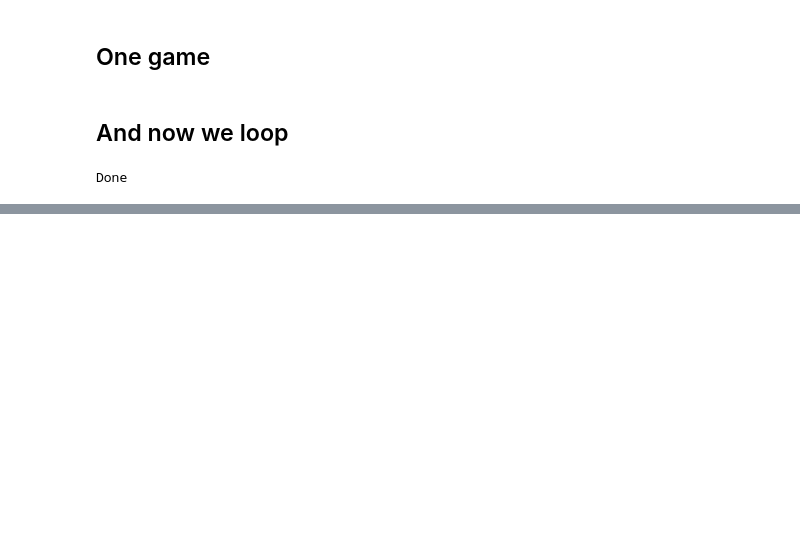
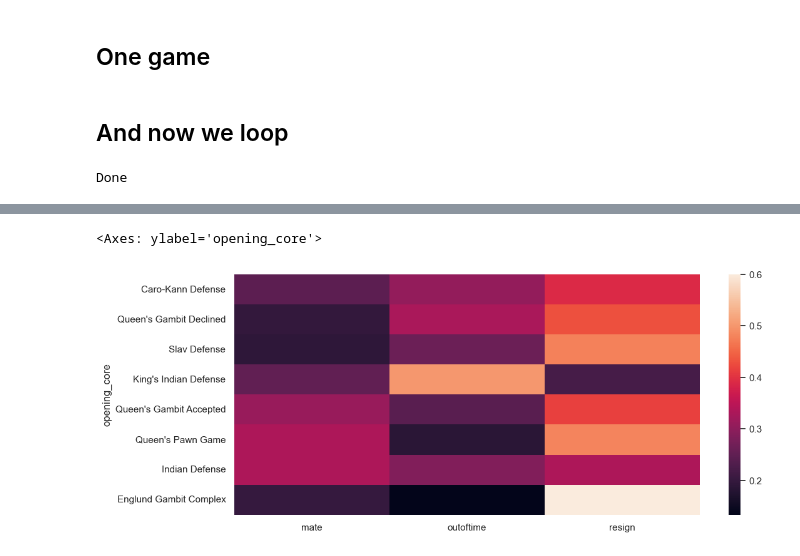
Before and after one commit to menisadi/lichess_analysis, a Jupyter notebook: get_games.ipynb, the cells around one changed output, grey strips where cells are left out. Cells and saved outputs as stored; diff of their text form; code cells hidden in the pictures; blank space fills up the shorter version.

Commit message:
adding more games and termination type by openning

```diff
--- a/get_games.ipynb
+++ b/get_games.ipynb
@@ -254,0 +264,8 @@ df.groupby('opening_core')['my_acpl'].agg(['min', 'max', 'count', 'mean']).sort_
+# %%
+pivot_opennings = df.groupby(
+    'opening_core'
+)['termination_type'].agg(
+    ['value_counts']
+).pivot_table(index='opening_core', columns='termination_type', aggfunc='sum', fill_value=0)
+pivot_opennings['sum'] = pivot_opennings.sum(axis=1)
+pivot_opennings.sort_values(by='sum', ascending=False).head(8)
@@ -254,0 +284,13 @@ df.groupby('opening_core')['my_acpl'].agg(['min', 'max', 'count', 'mean']).sort_
+# %%
+pivot_opennings.columns = ['draw', 'mate', 'outoftime',	'resign', 'stalemate', 'timeout', 'sum']
+# %%
+def normalize_row(row):
+    row_sum = row.sum() - row['sum']  # Exclude the sum column
+    if row_sum == 0:
+        return row  # If sum is 0, return original row
+    else:
+        normalized_row = row.drop('sum').div(row_sum).round(3)
+        normalized_row['sum'] = row['sum']
+        return normalized_row
+# %%
+pivot_opennings_normalized = pivot_opennings.apply(normalize_row, axis=1).sort_values(by='sum', ascending=False)
@@ -255,3 +310,8 @@ df.groupby('opening_core')['my_acpl'].agg(['min', 'max', 'count', 'mean']).sort_
+# %%
+sns.heatmap(pivot_opennings_normalized.head(8).drop(['draw', 'stalemate', 'timeout', 'sum'], axis=1))
+# %% [output]
+<Axes: ylabel='opening_core'>
+[figure, added]
 # %%
 sns.scatterplot(data=df, x='my_acpl', y='opponent_acpl')
 # %% [output]
```
Also changed, not shown: parts of 23 cells of this notebook, 2 other files.
